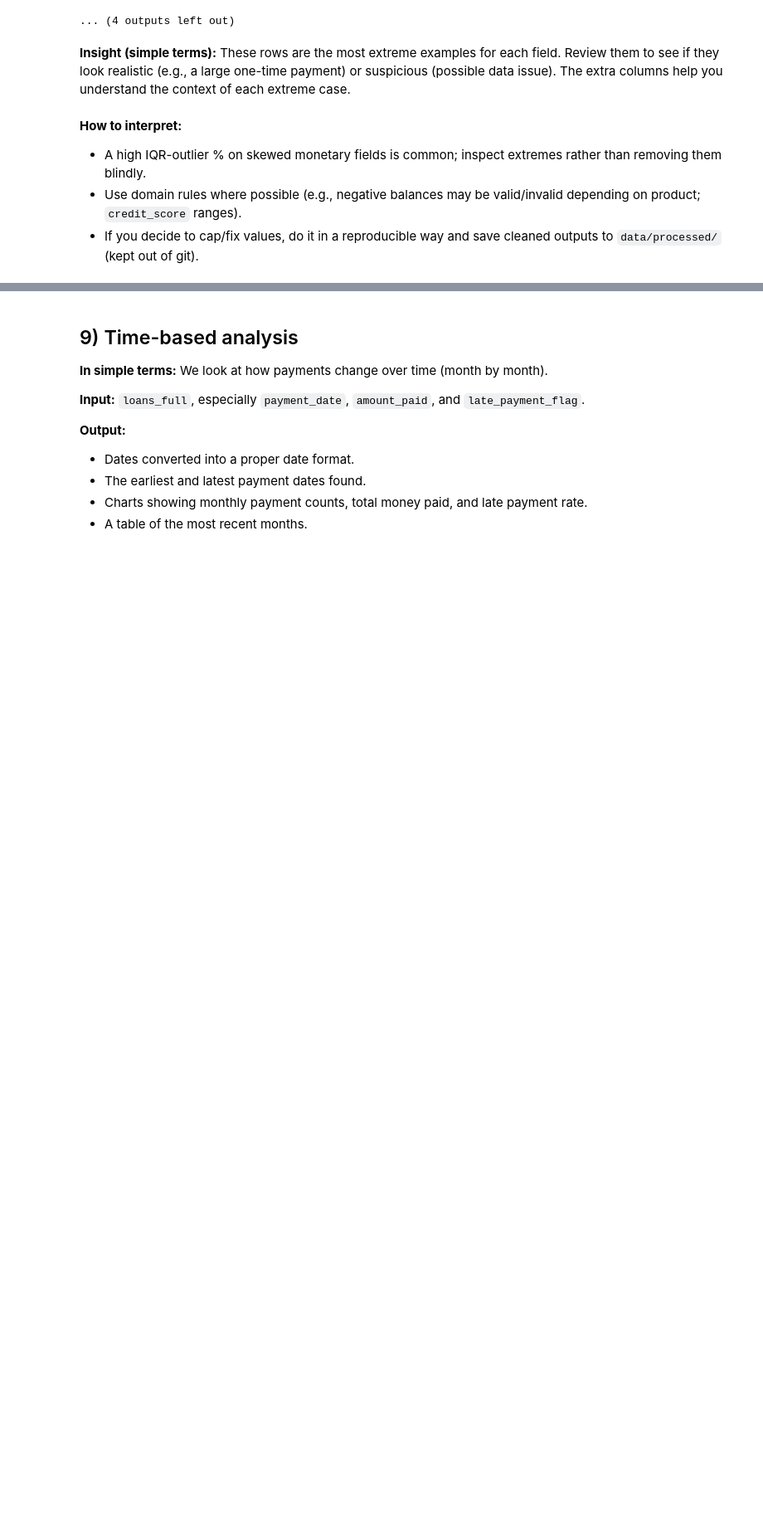
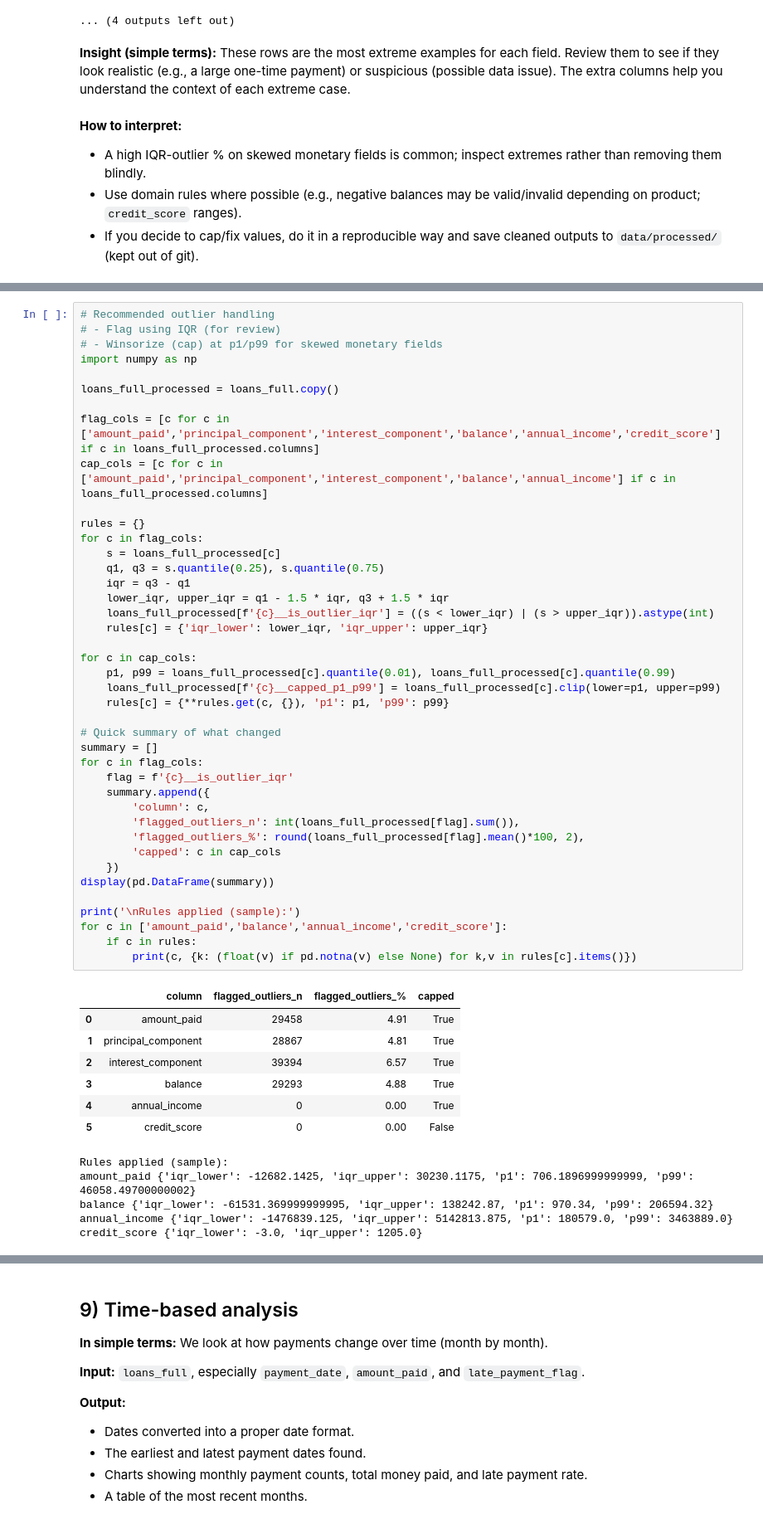
Before and after one commit to ConradNats/Banking-data-analysis, a Jupyter notebook: notebooks/02_loan_repayment.ipynb, the cells around one changed output, grey strips where cells are left out. Shown at 83% size. Saved outputs shown, nothing was run; the diff lists cells and outputs as text; blank space fills up the shorter version.

```diff
--- a/notebooks/02_loan_repayment.ipynb
+++ b/notebooks/02_loan_repayment.ipynb
@@ -570,0 +587,54 @@ for c in cols:
+# %%
+# Recommended outlier handling
+# - Flag using IQR (for review)
+# - Winsorize (cap) at p1/p99 for skewed monetary fields
+import numpy as np
+
+loans_full_processed = loans_full.copy()
+
+flag_cols = [c for c in ['amount_paid','principal_component','interest_component','balance','annual_income','credit_score'] if c in loans_full_processed.columns]
+cap_cols = [c for c in ['amount_paid','principal_component','interest_component','balance','annual_income'] if c in loans_full_processed.columns]
+
+rules = {}
+for c in flag_cols:
+    s = loans_full_processed[c]
+    q1, q3 = s.quantile(0.25), s.quantile(0.75)
+    iqr = q3 - q1
+    lower_iqr, upper_iqr = q1 - 1.5 * iqr, q3 + 1.5 * iqr
+    loans_full_processed[f'{c}__is_outlier_iqr'] = ((s < lower_iqr) | (s > upper_iqr)).astype(int)
+    rules[c] = {'iqr_lower': lower_iqr, 'iqr_upper': upper_iqr}
+
+for c in cap_cols:
+    p1, p99 = loans_full_processed[c].quantile(0.01), loans_full_processed[c].quantile(0.99)
+    loans_full_processed[f'{c}__capped_p1_p99'] = loans_full_processed[c].clip(lower=p1, upper=p99)
+    rules[c] = {**rules.get(c, {}), 'p1': p1, 'p99': p99}
+
+# Quick summary of what changed
+summary = []
+for c in flag_cols:
+    flag = f'{c}__is_outlier_iqr'
+    summary.append({
+        'column': c,
+        'flagged_outliers_n': int(loans_full_processed[flag].sum()),
+        'flagged_outliers_%': round(loans_full_processed[flag].mean()*100, 2),
+        'capped': c in cap_cols
+    })
+display(pd.DataFrame(summary))
+
+print('\nRules applied (sample):')
+for c in ['amount_paid','balance','annual_income','credit_score']:
+    if c in rules:
+        print(c, {k: (float(v) if pd.notna(v) else None) for k,v in rules[c].items()})
+# %% [output]
+|  | column | flagged_outliers_n | flagged_outliers_% | capped |
+| 0 | amount_paid | 29458 | 4.91 | True |
+| 1 | principal_component | 28867 | 4.81 | True |
+| 2 | interest_component | 39394 | 6.57 | True |
+| 3 | balance | 29293 | 4.88 | True |
+| 4 | annual_income | 0 | 0.00 | True |
+| 5 | credit_score | 0 | 0.00 | False |
+Rules applied (sample):
+amount_paid {'iqr_lower': -12682.1425, 'iqr_upper': 30230.1175, 'p1': 706.1896999999999, 'p99': 46058.49700000002}
+balance {'iqr_lower': -61531.369999999995, 'iqr_upper': 138242.87, 'p1': 970.34, 'p99': 206594.32}
+annual_income {'iqr_lower': -1476839.125, 'iqr_upper': 5142813.875, 'p1': 180579.0, 'p99': 3463889.0}
+credit_score {'iqr_lower': -3.0, 'iqr_upper': 1205.0}
```
Also changed, not shown: parts of 16 cells of this notebook, 11 other files.
